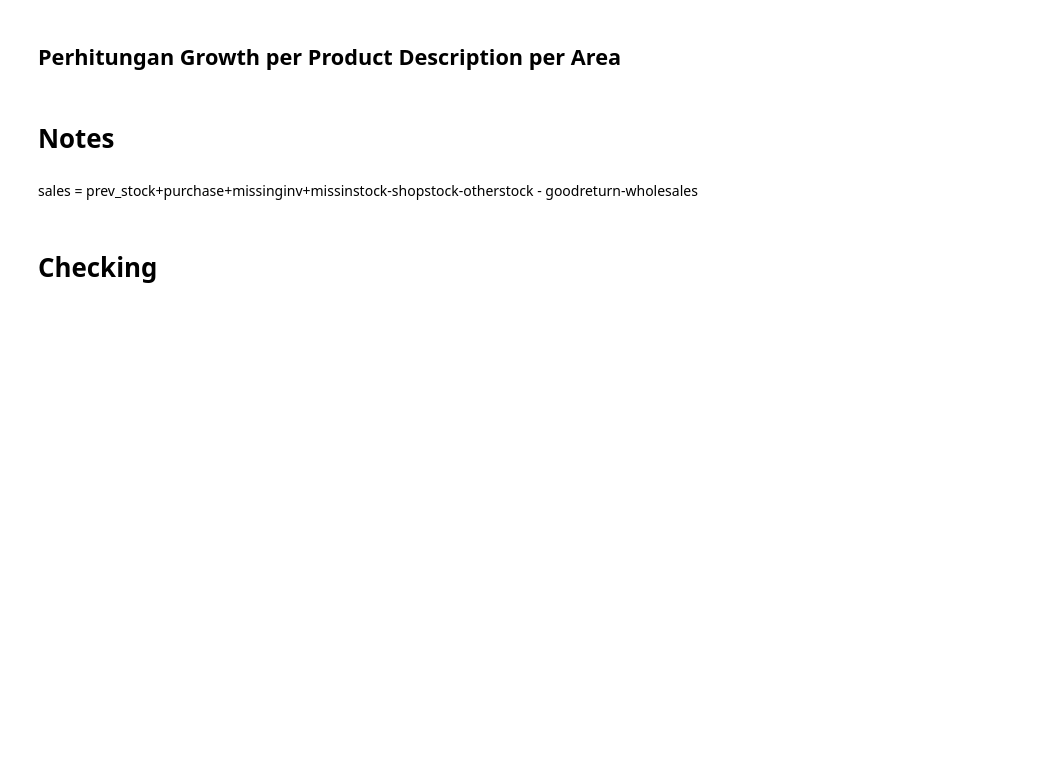
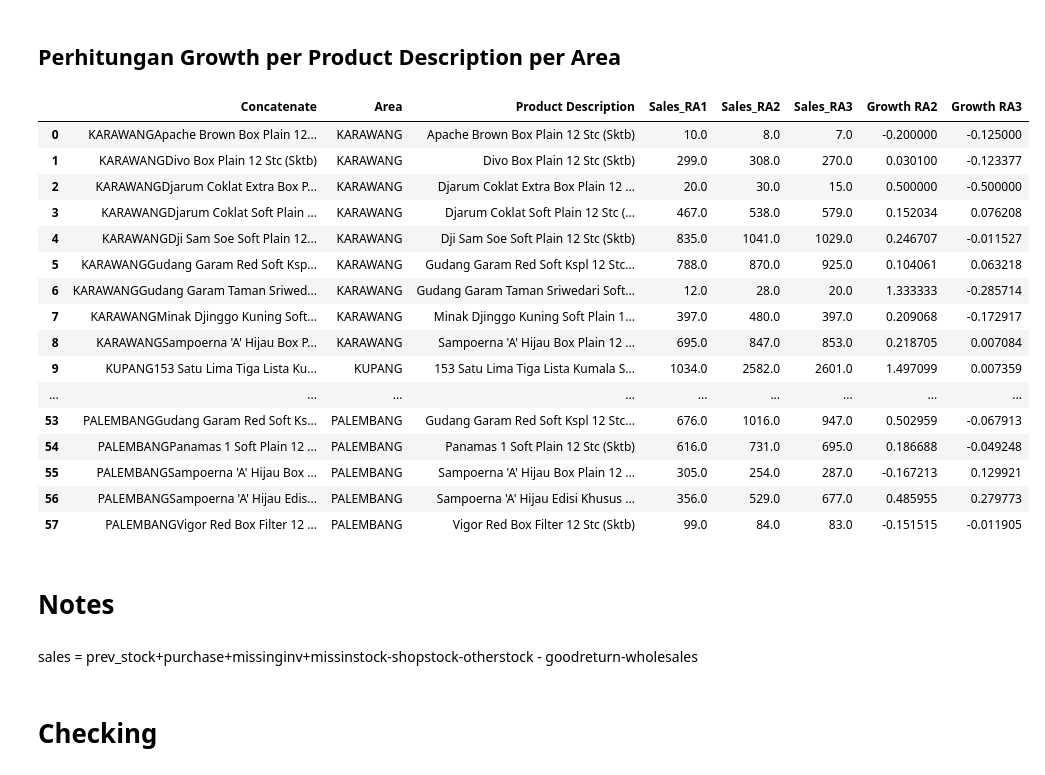
Before and after one commit to dyahrosita/Project, a Jupyter notebook: Project_JTI_5AO.ipynb, the cells around one changed output. Cells and saved outputs as stored; diff of their text form; code cells hidden in the pictures; blank space fills up the shorter version.

```diff
--- a/Project_JTI_5AO.ipynb
+++ b/Project_JTI_5AO.ipynb
@@ -605,11 +622,16 @@ df_merge['ED_RA1'] = df_merge['ED_RA1']/oneday
 df_merge['ED_RA2'] = df_merge['ED_RA2']/oneday
 df_merge['ED_RA3'] = df_merge['ED_RA3']/oneday
 df_merge['ED_RA4'] = df_merge['ED_RA4']/oneday
+# %%
+df_merge['ED_RA1'] = df_merge['ED_RA1'].fillna(0)
+df_merge['ED_RA2'] = df_merge['ED_RA2'].fillna(0)
+df_merge['ED_RA3'] = df_merge['ED_RA3'].fillna(0)
+df_merge['ED_RA4'] = df_merge['ED_RA4'].fillna(0)
 # %%
-df_merge['Sales_RA1'] = np.where(df_merge['ED_RA1']!=0, round((df_merge['Stock_IA']+df_merge['Purchase_RA1']-df_merge['Stock_RA1'])/df_merge['ED_RA1']*7), 0)
-df_merge['Sales_RA2'] = np.where(df_merge['ED_RA2']!=0, round((df_merge['Stock_RA1']+df_merge['Purchase_RA2']-df_merge['Stock_RA2'])/df_merge['ED_RA2']*7), 0)
-df_merge['Sales_RA3'] = np.where(df_merge['ED_RA3']!=0, round((df_merge['Stock_RA2']+df_merge['Purchase_RA3']-df_merge['Stock_RA3'])/df_merge['ED_RA3']*7), 0)
-df_merge['Sales_RA4'] = np.where(df_merge['ED_RA3']!=0, round((df_merge['Stock_RA3']+df_merge['Purchase_RA4']-df_merge['Stock_RA4'])/df_merge['ED_RA4']*14), 0)
+df_merge['Sales_RA1'] = np.where(df_merge['ED_RA1']!=0, round((df_merge['Stock_IA']+df_merge['Purchase_RA1']-df_merge['Stock_RA1'])/df_merge['ED_RA1']*7), df_merge['Claimed_Sales_RA1'])
+df_merge['Sales_RA2'] = np.where(df_merge['ED_RA2']!=0, round((df_merge['Stock_RA1']+df_merge['Purchase_RA2']-df_merge['Stock_RA2'])/df_merge['ED_RA2']*7), df_merge['Claimed_Sales_RA2'])
+df_merge['Sales_RA3'] = np.where(df_merge['ED_RA3']!=0, round((df_merge['Stock_RA2']+df_merge['Purchase_RA3']-df_merge['Stock_RA3'])/df_merge['ED_RA3']*7), df_merge['Claimed_Sales_RA3'])
+df_merge['Sales_RA4'] = np.where(df_merge['ED_RA4']!=0, round((df_merge['Stock_RA3']+df_merge['Purchase_RA4']-df_merge['Stock_RA4'])/df_merge['ED_RA4']*14), 0)
 # %%
 df_merge.head()
 # %% [output]
@@ -623,9 +645,9 @@ df_merge.head()
 ## Perhitungan Growth per Product Description per Area
 # %%
 # Hanya ambil data yang lengkap saja
-C1 = df_merge['RA1'].notna()
-C2 = df_merge['RA2'].notna()
-C3 = df_merge['RA3'].notna()
+C1 = (df_merge['Sales_RA1']!=0.0) & (df_merge['Sales_RA1'].notna())
+C2 = (df_merge['Sales_RA2']!=0.0) & (df_merge['Sales_RA2'].notna())
+C3 = (df_merge['Sales_RA3']!=0.0) & (df_merge['Sales_RA3'].notna())
 data_lengkap = df_merge[C1 & C2 & C3]
 pivot_data = pd.pivot_table(data_lengkap,
                             index=['Area','Product Description'],
@@ -633,6 +655,28 @@ pivot_data = pd.pivot_table(data_lengkap,
                             aggfunc='sum').reset_index()
 pivot_data['Growth RA2'] = (pivot_data['Sales_RA2']-pivot_data['Sales_RA1'])/pivot_data['Sales_RA1']
 pivot_data['Growth RA3'] = (pivot_data['Sales_RA3']-pivot_data['Sales_RA2'])/pivot_data['Sales_RA2']
+# %%
+pivot_data.insert(0, 'Concatenate', pivot_data['Area'] + pivot_data['Product Description'])
+# %%
+pivot_data
+# %% [output]
+|  | Concatenate | Area | Product Description | Sales_RA1 | Sales_RA2 | Sales_RA3 | Growth RA2 | Growth RA3 |
+| 0 | KARAWANGApache Brown Box Plain 12... | KARAWANG | Apache Brown Box Plain 12 Stc (Sktb) | 10.0 | 8.0 | 7.0 | -0.200000 | -0.125000 |
+| 1 | KARAWANGDivo Box Plain 12 Stc (Sktb) | KARAWANG | Divo Box Plain 12 Stc (Sktb) | 299.0 | 308.0 | 270.0 | 0.030100 | -0.123377 |
+| 2 | KARAWANGDjarum Coklat Extra Box P... | KARAWANG | Djarum Coklat Extra Box Plain 12 ... | 20.0 | 30.0 | 15.0 | 0.500000 | -0.500000 |
+| 3 | KARAWANGDjarum Coklat Soft Plain ... | KARAWANG | Djarum Coklat Soft Plain 12 Stc (... | 467.0 | 538.0 | 579.0 | 0.152034 | 0.076208 |
+| 4 | KARAWANGDji Sam Soe Soft Plain 12... | KARAWANG | Dji Sam Soe Soft Plain 12 Stc (Sktb) | 835.0 | 1041.0 | 1029.0 | 0.246707 | -0.011527 |
+| 5 | KARAWANGGudang Garam Red Soft Ksp... | KARAWANG | Gudang Garam Red Soft Kspl 12 Stc... | 788.0 | 870.0 | 925.0 | 0.104061 | 0.063218 |
+| 6 | KARAWANGGudang Garam Taman Sriwed... | KARAWANG | Gudang Garam Taman Sriwedari Soft... | 12.0 | 28.0 | 20.0 | 1.333333 | -0.285714 |
+| 7 | KARAWANGMinak Djinggo Kuning Soft... | KARAWANG | Minak Djinggo Kuning Soft Plain 1... | 397.0 | 480.0 | 397.0 | 0.209068 | -0.172917 |
+| 8 | KARAWANGSampoerna 'A' Hijau Box P... | KARAWANG | Sampoerna 'A' Hijau Box Plain 12 ... | 695.0 | 847.0 | 853.0 | 0.218705 | 0.007084 |
+| 9 | KUPANG153 Satu Lima Tiga Lista Ku... | KUPANG | 153 Satu Lima Tiga Lista Kumala S... | 1034.0 | 2582.0 | 2601.0 | 1.497099 | 0.007359 |
+| ... | ... | ... | ... | ... | ... | ... | ... | ... |
+| 53 | PALEMBANGGudang Garam Red Soft Ks... | PALEMBANG | Gudang Garam Red Soft Kspl 12 Stc... | 676.0 | 1016.0 | 947.0 | 0.502959 | -0.067913 |
+| 54 | PALEMBANGPanamas 1 Soft Plain 12 ... | PALEMBANG | Panamas 1 Soft Plain 12 Stc (Sktb) | 616.0 | 731.0 | 695.0 | 0.186688 | -0.049248 |
+| 55 | PALEMBANGSampoerna 'A' Hijau Box ... | PALEMBANG | Sampoerna 'A' Hijau Box Plain 12 ... | 305.0 | 254.0 | 287.0 | -0.167213 | 0.129921 |
+| 56 | PALEMBANGSampoerna 'A' Hijau Edis... | PALEMBANG | Sampoerna 'A' Hijau Edisi Khusus ... | 356.0 | 529.0 | 677.0 | 0.485955 | 0.279773 |
+| 57 | PALEMBANGVigor Red Box Filter 12 ... | PALEMBANG | Vigor Red Box Filter 12 Stc (Sktb) | 99.0 | 84.0 | 83.0 | -0.151515 | -0.011905 |
 # %% [markdown]
 # Notes
 # %% [markdown]
```
Also changed, not shown: parts of 12 cells of this notebook.
